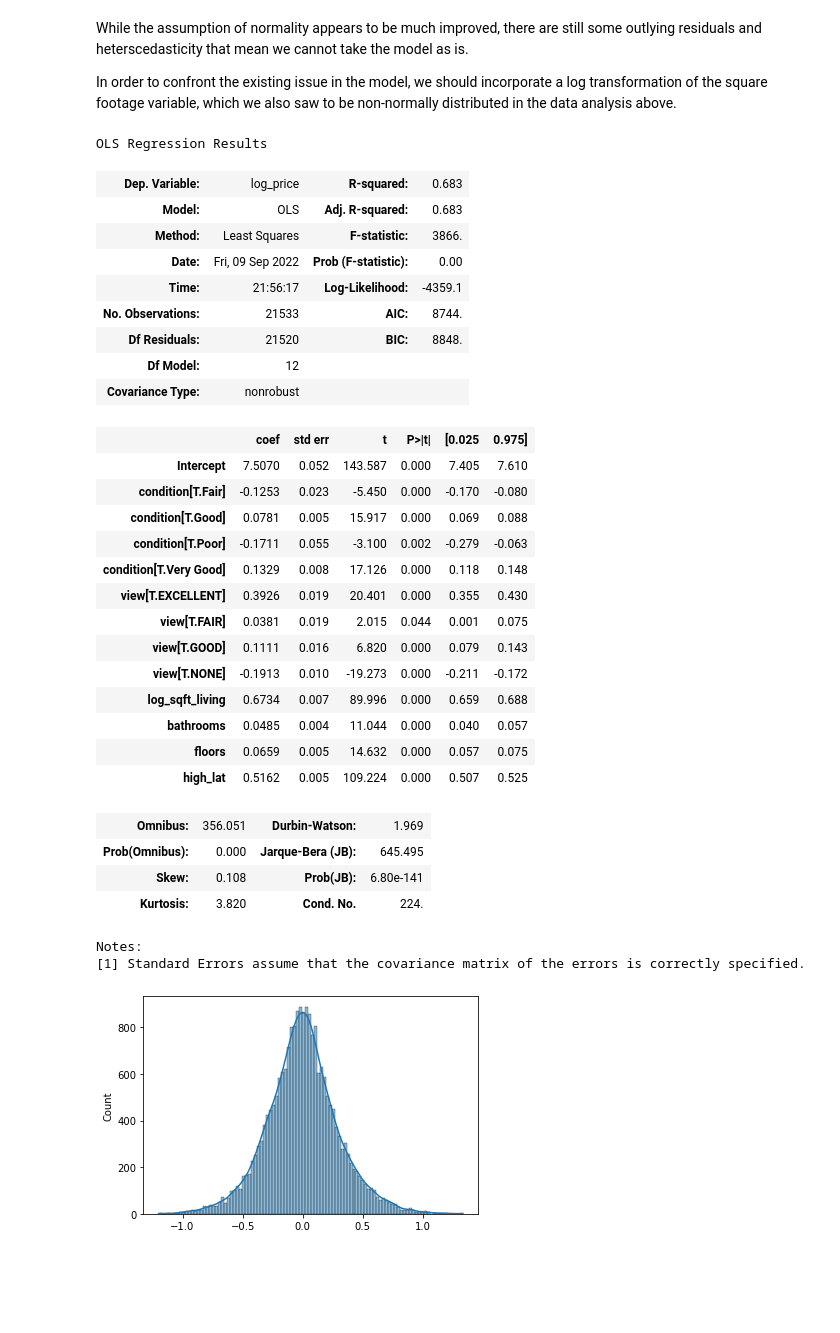
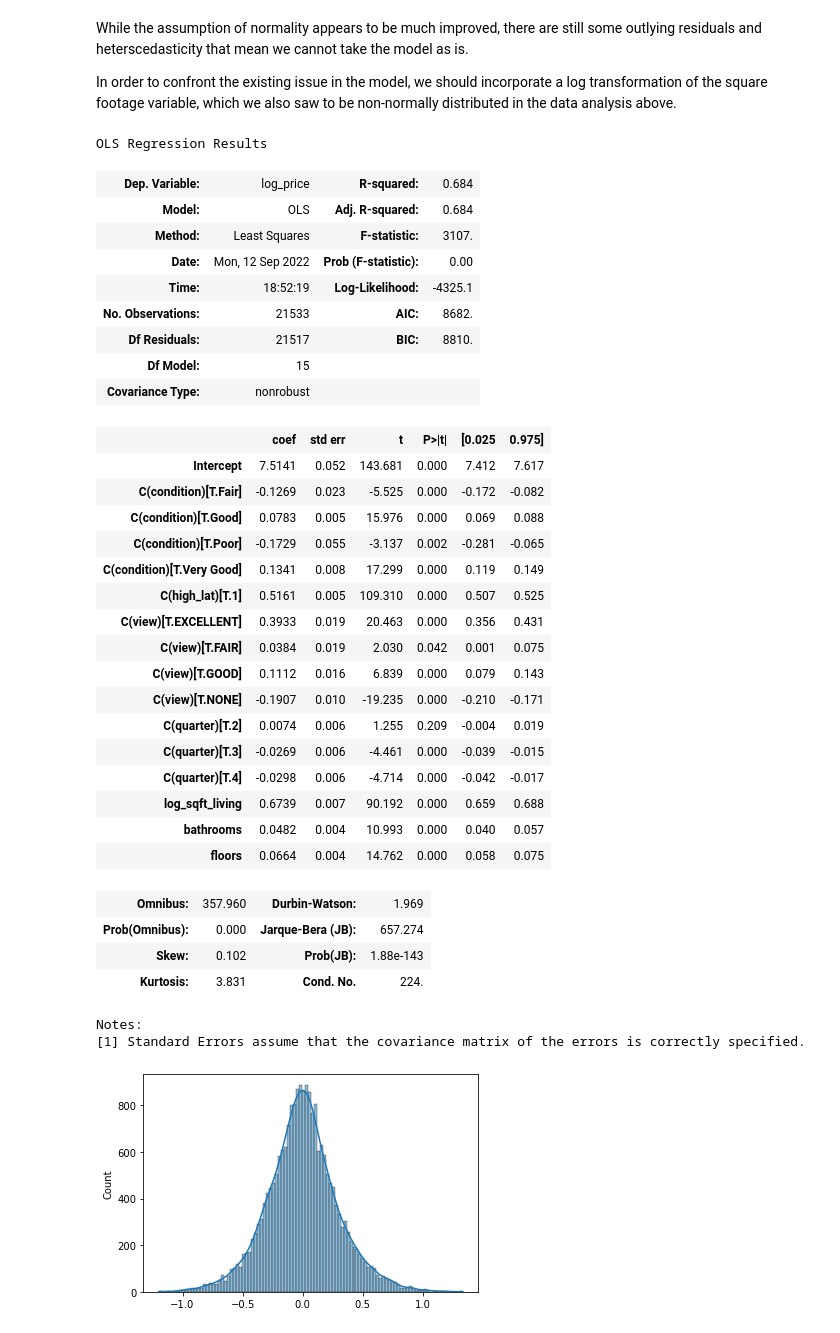
Before and after one commit to adobronyi/king_county_real_estate, a Jupyter notebook: student.ipynb, the cells around one changed output. Saved outputs shown, nothing was run; the diff lists cells and outputs as text; code cells hidden in the pictures; blank space fills up the shorter version.

```diff
--- a/student.ipynb
+++ b/student.ipynb
@@ -300,6 +300,8 @@ Now that numerical variables have been dealt with, we can switch focus to catego
 # %%
 # extract month from date column
 df_new['month'] = df_new['date'].apply(lambda x: x.split('/')[0]).astype(int)
+df_new['quarter'] = df_new['month'].apply(lambda x: 1 if x in [1,2,3] else
+                                          (2 if x in [4,5,6] else (3 if x in [7,8,9] else 4)))
 df_new.head()
 # %% [output]
 |  | id | date | price | bedrooms | bathrooms | sqft_living | sqft_lot | floors | waterfront | view | ... |
@@ -1205,38 +1212,41 @@ While the assumption of normality appears to be much improved, there are still s
 In order to confront the existing issue in the model, we should incorporate a log transformation of the square footage variable, which we also saw to be non-normally distributed in the data analysis above.
 # %%
 # MODEL 21: log_price ~ log_sqft_living + bathrooms
-formula_21 = 'log_price ~ log_sqft_living + bathrooms + floors + condition + high_lat + view'
+formula_21 = 'log_price ~ log_sqft_living + bathrooms + floors + C(condition) + C(high_lat) + C(view) + C(quarter)'
 model_21 = ols(formula=formula_21, data=df_new).fit()
 model_21.summary()
 # %% [output]
 OLS Regression Results
-| Dep. Variable: | log_price | R-squared: | 0.683 |
-| Model: | OLS | Adj. R-squared: | 0.683 |
-| Method: | Least Squares | F-statistic: | 3866. |
-| Date: | Fri, 09 Sep 2022 | Prob (F-statistic): | 0.00 |
-| Time: | 21:56:17 | Log-Likelihood: | -4359.1 |
-| No. Observations: | 21533 | AIC: | 8744. |
-| Df Residuals: | 21520 | BIC: | 8848. |
-| Df Model: | 12 |  |  |
+| Dep. Variable: | log_price | R-squared: | 0.684 |
+| Model: | OLS | Adj. R-squared: | 0.684 |
+| Method: | Least Squares | F-statistic: | 3107. |
+| Date: | Mon, 12 Sep 2022 | Prob (F-statistic): | 0.00 |
+| Time: | 18:52:19 | Log-Likelihood: | -4325.1 |
+| No. Observations: | 21533 | AIC: | 8682. |
+| Df Residuals: | 21517 | BIC: | 8810. |
+| Df Model: | 15 |  |  |
 | Covariance Type: | nonrobust |  |  |
 |  | coef | std err | t | P>|t| | [0.025 | 0.975] |
-| Intercept | 7.5070 | 0.052 | 143.587 | 0.000 | 7.405 | 7.610 |
-| condition[T.Fair] | -0.1253 | 0.023 | -5.450 | 0.000 | -0.170 | -0.080 |
-| condition[T.Good] | 0.0781 | 0.005 | 15.917 | 0.000 | 0.069 | 0.088 |
-| condition[T.Poor] | -0.1711 | 0.055 | -3.100 | 0.002 | -0.279 | -0.063 |
-| condition[T.Very Good] | 0.1329 | 0.008 | 17.126 | 0.000 | 0.118 | 0.148 |
-| view[T.EXCELLENT] | 0.3926 | 0.019 | 20.401 | 0.000 | 0.355 | 0.430 |
-| view[T.FAIR] | 0.0381 | 0.019 | 2.015 | 0.044 | 0.001 | 0.075 |
-| view[T.GOOD] | 0.1111 | 0.016 | 6.820 | 0.000 | 0.079 | 0.143 |
-| view[T.NONE] | -0.1913 | 0.010 | -19.273 | 0.000 | -0.211 | -0.172 |
-| log_sqft_living | 0.6734 | 0.007 | 89.996 | 0.000 | 0.659 | 0.688 |
-| bathrooms | 0.0485 | 0.004 | 11.044 | 0.000 | 0.040 | 0.057 |
-| floors | 0.0659 | 0.005 | 14.632 | 0.000 | 0.057 | 0.075 |
-| high_lat | 0.5162 | 0.005 | 109.224 | 0.000 | 0.507 | 0.525 |
+| Intercept | 7.5141 | 0.052 | 143.681 | 0.000 | 7.412 | 7.617 |
+| C(condition)[T.Fair] | -0.1269 | 0.023 | -5.525 | 0.000 | -0.172 | -0.082 |
+| C(condition)[T.Good] | 0.0783 | 0.005 | 15.976 | 0.000 | 0.069 | 0.088 |
+| C(condition)[T.Poor] | -0.1729 | 0.055 | -3.137 | 0.002 | -0.281 | -0.065 |
+| C(condition)[T.Very Good] | 0.1341 | 0.008 | 17.299 | 0.000 | 0.119 | 0.149 |
+| C(high_lat)[T.1] | 0.5161 | 0.005 | 109.310 | 0.000 | 0.507 | 0.525 |
+| C(view)[T.EXCELLENT] | 0.3933 | 0.019 | 20.463 | 0.000 | 0.356 | 0.431 |
+| C(view)[T.FAIR] | 0.0384 | 0.019 | 2.030 | 0.042 | 0.001 | 0.075 |
+| C(view)[T.GOOD] | 0.1112 | 0.016 | 6.839 | 0.000 | 0.079 | 0.143 |
+| C(view)[T.NONE] | -0.1907 | 0.010 | -19.235 | 0.000 | -0.210 | -0.171 |
+| C(quarter)[T.2] | 0.0074 | 0.006 | 1.255 | 0.209 | -0.004 | 0.019 |
+| C(quarter)[T.3] | -0.0269 | 0.006 | -4.461 | 0.000 | -0.039 | -0.015 |
+| C(quarter)[T.4] | -0.0298 | 0.006 | -4.714 | 0.000 | -0.042 | -0.017 |
+| log_sqft_living | 0.6739 | 0.007 | 90.192 | 0.000 | 0.659 | 0.688 |
+| bathrooms | 0.0482 | 0.004 | 10.993 | 0.000 | 0.040 | 0.057 |
+| floors | 0.0664 | 0.004 | 14.762 | 0.000 | 0.058 | 0.075 |
-| Omnibus: | 356.051 | Durbin-Watson: | 1.969 |
-| Prob(Omnibus): | 0.000 | Jarque-Bera (JB): | 645.495 |
-| Skew: | 0.108 | Prob(JB): | 6.80e-141 |
-| Kurtosis: | 3.820 | Cond. No. | 224. |
+| Omnibus: | 357.960 | Durbin-Watson: | 1.969 |
+| Prob(Omnibus): | 0.000 | Jarque-Bera (JB): | 657.274 |
+| Skew: | 0.102 | Prob(JB): | 1.88e-143 |
+| Kurtosis: | 3.831 | Cond. No. | 224. |
 Notes:
 [1] Standard Errors assume that the covariance matrix of the errors is correctly specified.
 # %%
```
Also changed, not shown: parts of 52 cells of this notebook.
